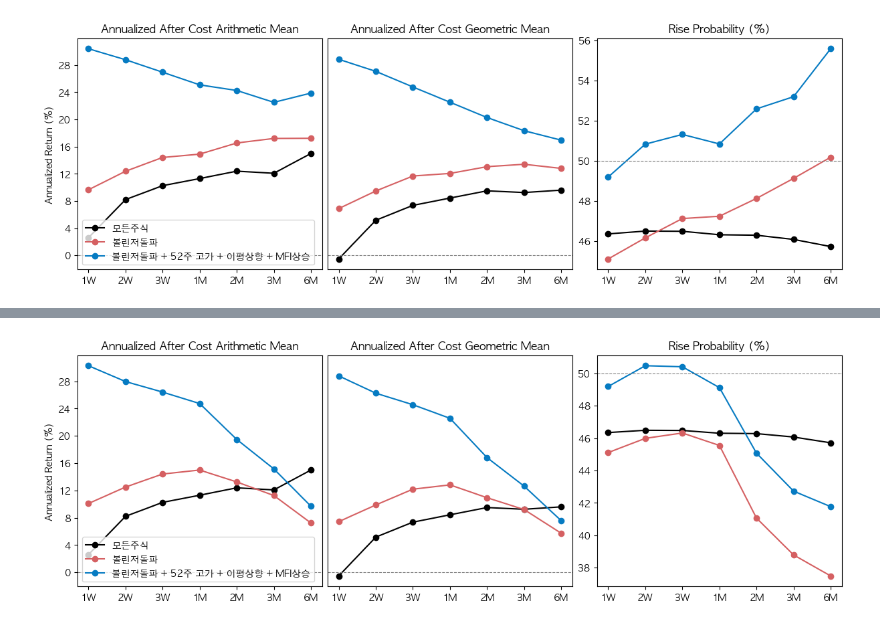
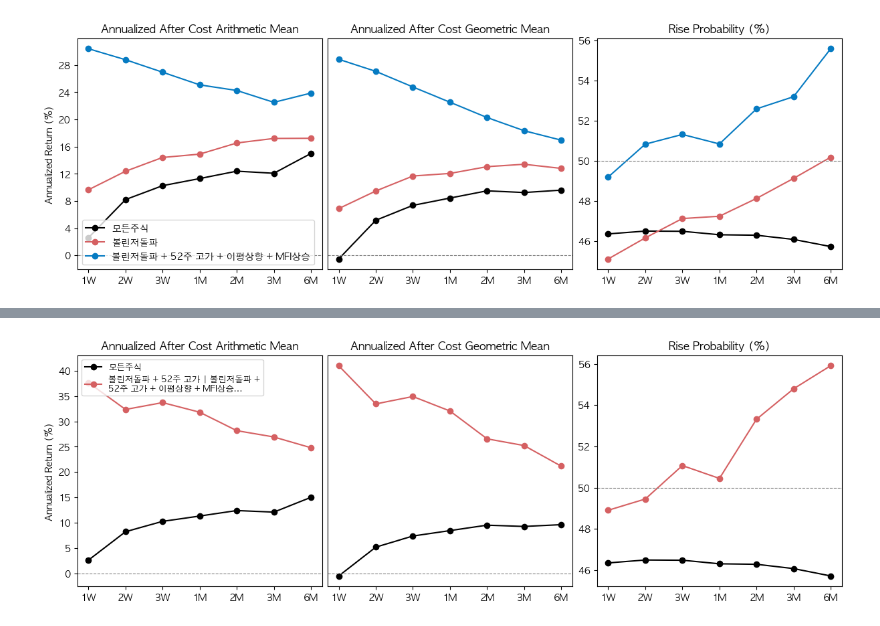
Before and after one commit to gem763/metricstudio, a Jupyter notebook: 실험 2026.03.13.ipynb, the cells around one changed output, grey strips where cells are left out. Saved outputs shown, nothing was run; the diff lists cells and outputs as text; code cells hidden in the pictures.

```diff
--- a/실험 2026.03.13.ipynb
+++ b/실험 2026.03.13.ipynb
@@ -41,16 +42,28 @@ stats.plot(annualized=True)
-# %%
-filter = Filter(market_cap=[])#, liquidity=[1,2,3,4,5], order=['market_cap', 'liquidity'])
-
-uptrend = Trending(name='이평상향').on(trigger='ma_trend_up', window=200)
-mfi_high = MFI(name='MFI상승').on(trigger='above', threshold=50)
-
-bb = Bollinger(name='볼린저돌파').on(trigger='breakout_up', breakout_cooldown_days=3, bandwidth_max=0.05, loss_cut='trailing_stop')
-high52w = High(name='52주 고가').on(window=240, threshold=0.90, stay_days=1)
-bb_high52w = bb + high52w + uptrend + mfi_high
-stats = bt.analyze(bb, bb_high52w, filter=filter)
-stats.plot(annualized=True)
-# %% [output]
-[figure, removed]
+# %%
+filter = Filter(market_cap=[])#, liquidity=[1,2,3,4,5], order=['market_cap', 'liquidity'])
+
+reg_broad = Regime().on(kind='broad_bull_breakout', market='kospi')
+reg_quiet = Regime().on(kind='quiet_squeeze_expansion', market='kospi')
+reg_narrow = Regime().on(kind='narrow_leadership', market='kospi')
+
+uptrend = Trending(name='이평상향').on(trigger='ma_trend_up', window=200)
+mfi_high = MFI(name='MFI상승').on(trigger='above', threshold=50)
+
+bb = Bollinger(name='볼린저돌파').on(trigger='breakout_up', breakout_cooldown_days=3, bandwidth_max=0.15)
+bb_squeeze = Bollinger(name='볼린저돌파').on(trigger='breakout_up', breakout_cooldown_days=3, bandwidth_max=0.05)
+high52w = High(name='52주 고가').on(window=240, threshold=0.90, stay_days=1)
+large = SizeBucket(name='대형주').on(bucket='large')
+
+pat = (
+    (bb + high52w).when(reg_broad)
+    | (bb_squeeze + high52w + uptrend + mfi_high).when(reg_quiet)
+    | (bb + high52w + uptrend + mfi_high + large).when(reg_narrow)
+)
+
+stats = bt.analyze(pat)
+stats.plot(annualized=True)
+# %% [output]
+[figure, added]
 # %%
 simul = bt.run(
     pattern="볼린저돌파 + 52주 고가 + 이평상향 + MFI상승",
```
Also changed, not shown: parts of 7 cells of this notebook, 8 other files.
